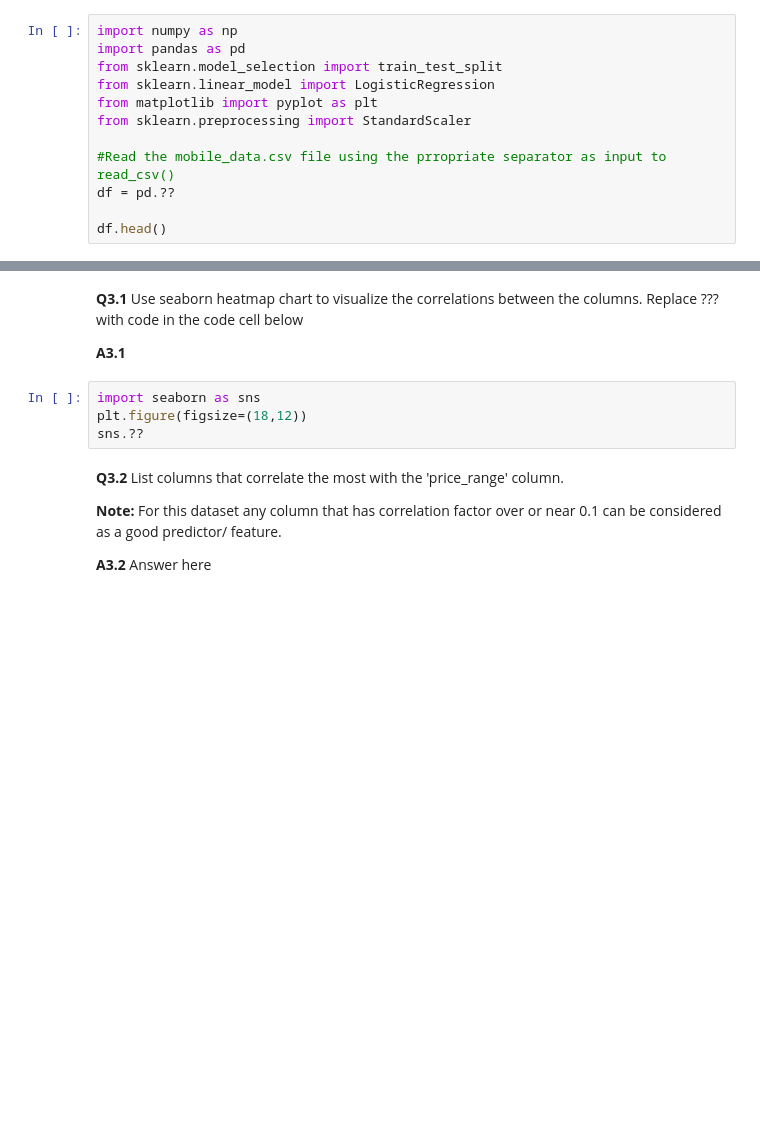
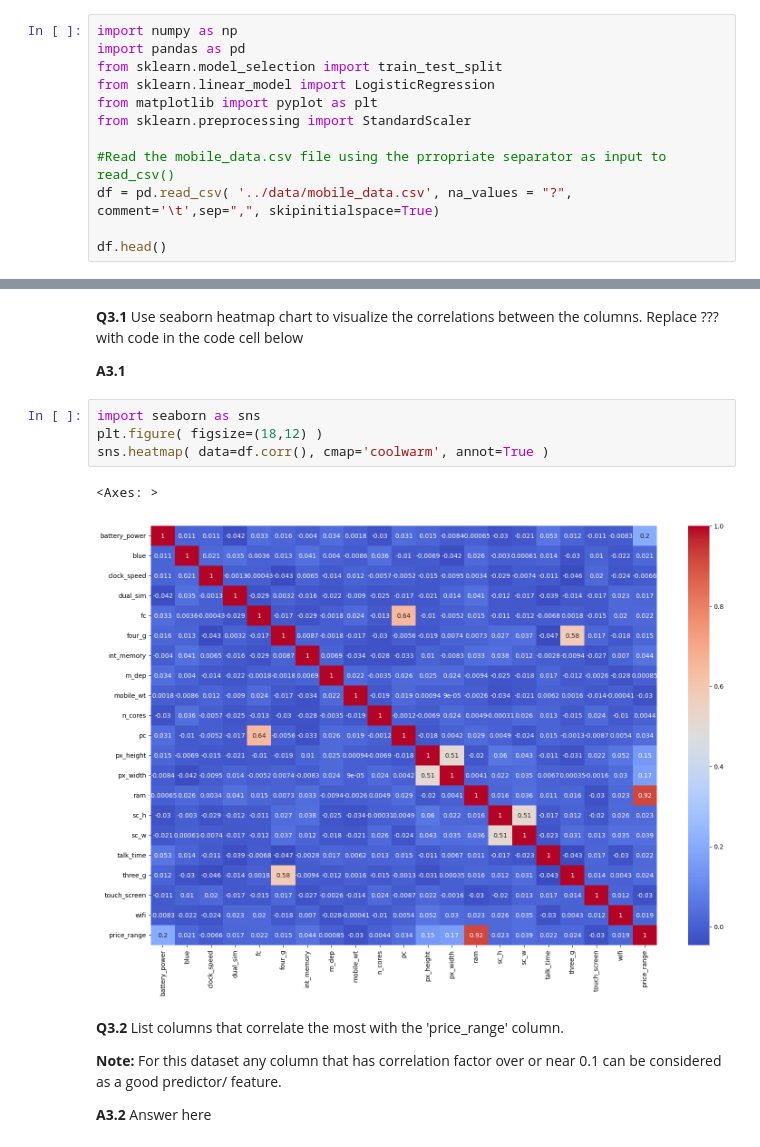
Before and after one commit to P-wig/ML-HW, a Jupyter notebook: HW4/HW4.ipynb, the cells around one changed output, grey strips where cells are left out. Saved outputs shown, nothing was run; the diff lists cells and outputs as text; blank space fills up the shorter version.

Commit message:
worked through heatmap question 3.1

```diff
--- a/HW4/HW4.ipynb
+++ b/HW4/HW4.ipynb
@@ -50,6 +50,6 @@ from matplotlib import pyplot as plt
 from sklearn.preprocessing import StandardScaler
 
 #Read the mobile_data.csv file using the prropriate separator as input to read_csv()
-df = pd.??
+df = pd.read_csv( '../data/mobile_data.csv', na_values = "?", comment='\t',sep=",", skipinitialspace=True)
 
 df.head()
@@ -74,8 +108,11 @@ x.??
 **A3.1**
 # %%
 import seaborn as sns
-plt.figure(figsize=(18,12))
-sns.??
+plt.figure( figsize=(18,12) )
+sns.heatmap( data=df.corr(), cmap='coolwarm', annot=True )
+# %% [output]
+<Axes: >
+[figure, added]
 # %% [markdown]
 **Q3.2** List columns that correlate the most with the 'price_range' column.
 
```
Also changed, not shown: parts of 7 cells of this notebook.
